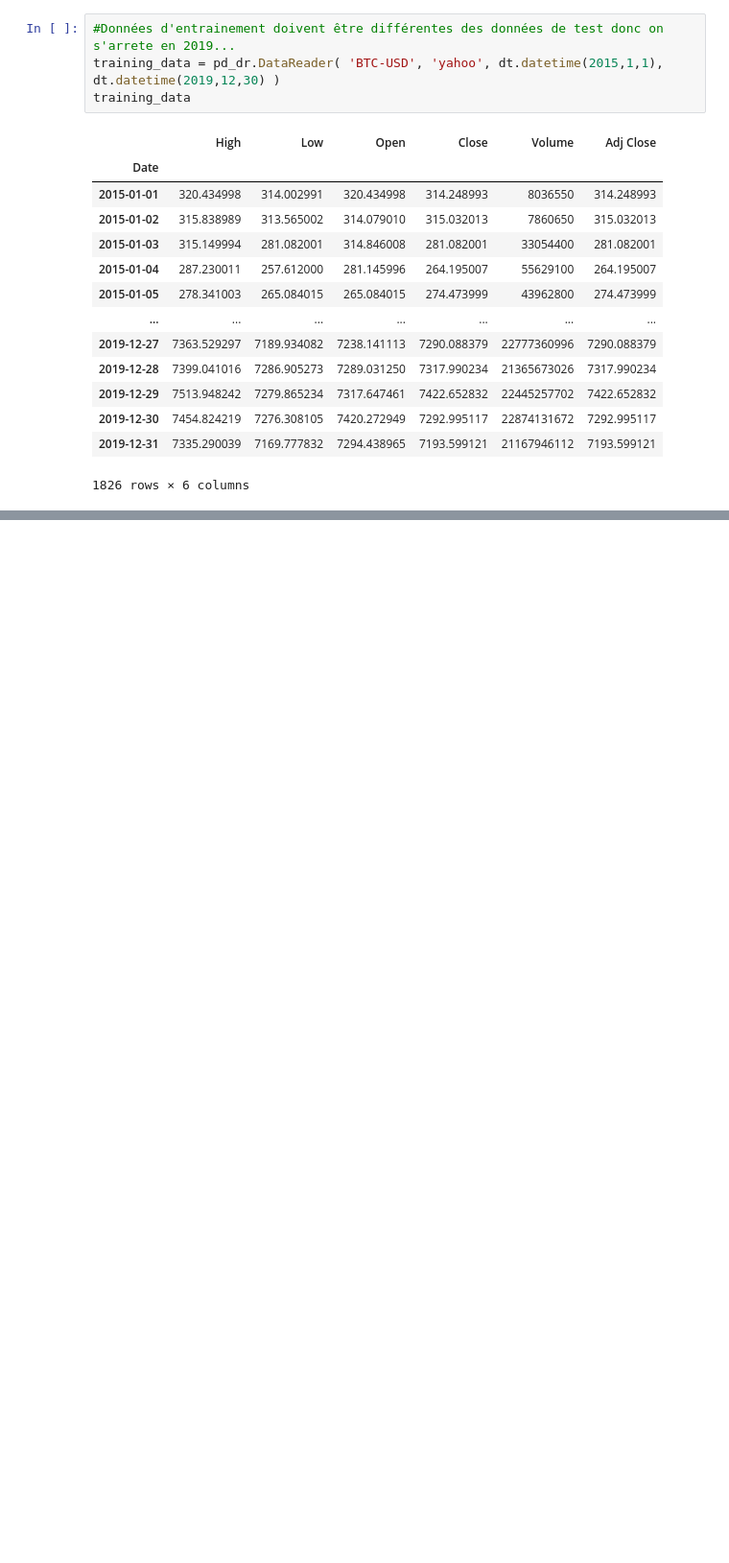
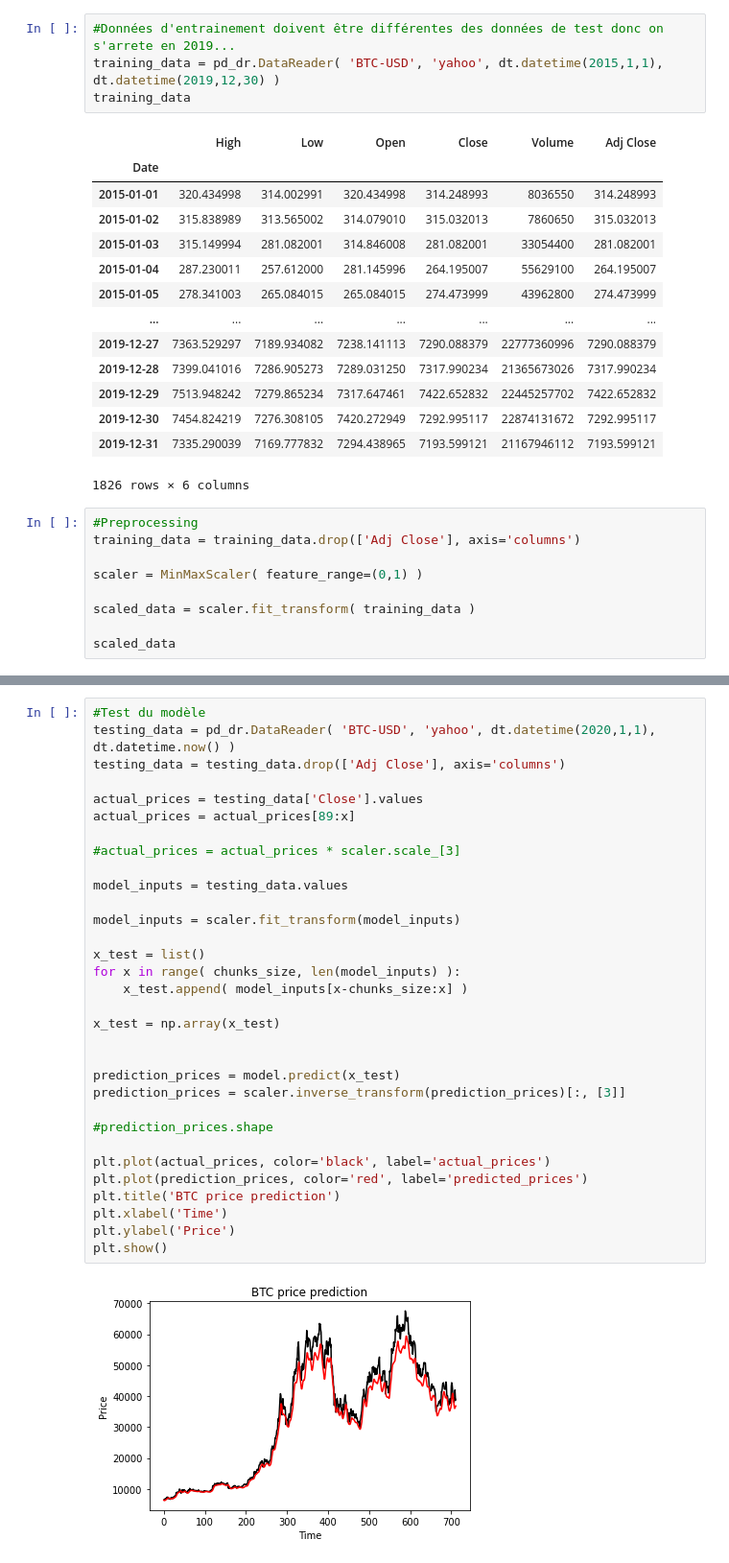
Before and after one commit to JeremYnov/Crypto-Forecast, a Jupyter notebook: data/lstm_mult_parameter.ipynb, the cells around one changed output, grey strips where cells are left out. Shown: that part at 96% size. Saved outputs shown, nothing was run; the diff lists cells and outputs as text; blank space fills up the shorter version.

```diff
--- a/data/lstm_mult_parameter.ipynb
+++ b/data/lstm_mult_parameter.ipynb
@@ -34,3 +31,12 @@ training_data
 | 2019-12-30 | 7454.824219 | 7276.308105 | 7420.272949 | 7292.995117 | 22874131672 | 7292.995117 |
 | 2019-12-31 | 7335.290039 | 7169.777832 | 7294.438965 | 7193.599121 | 21167946112 | 7193.599121 |
 1826 rows × 6 columns
+# %%
+#Preprocessing
+training_data = training_data.drop(['Adj Close'], axis='columns')
+
+scaler = MinMaxScaler( feature_range=(0,1) )
+
+scaled_data = scaler.fit_transform( training_data )
+
+scaled_data
@@ -36,0 +121,34 @@ training_data
+# %%
+#Test du modèle
+testing_data = pd_dr.DataReader( 'BTC-USD', 'yahoo', dt.datetime(2020,1,1), dt.datetime.now() )
+testing_data = testing_data.drop(['Adj Close'], axis='columns')
+
+actual_prices = testing_data['Close'].values
+actual_prices = actual_prices[89:x]
+
+#actual_prices = actual_prices * scaler.scale_[3]
+
+model_inputs = testing_data.values
+
+model_inputs = scaler.fit_transform(model_inputs)
+
+x_test = list()
+for x in range( chunks_size, len(model_inputs) ):
+    x_test.append( model_inputs[x-chunks_size:x] )
+
+x_test = np.array(x_test)
+
+
+prediction_prices = model.predict(x_test)
+prediction_prices = scaler.inverse_transform(prediction_prices)[:, [3]]
+
+#prediction_prices.shape
+
+plt.plot(actual_prices, color='black', label='actual_prices')
+plt.plot(prediction_prices, color='red', label='predicted_prices')
+plt.title('BTC price prediction')
+plt.xlabel('Time')
+plt.ylabel('Price')
+plt.show()
+# %% [output]
+[figure, added]
```
Also changed, not shown: parts of 5 cells of this notebook, 3 other files.
